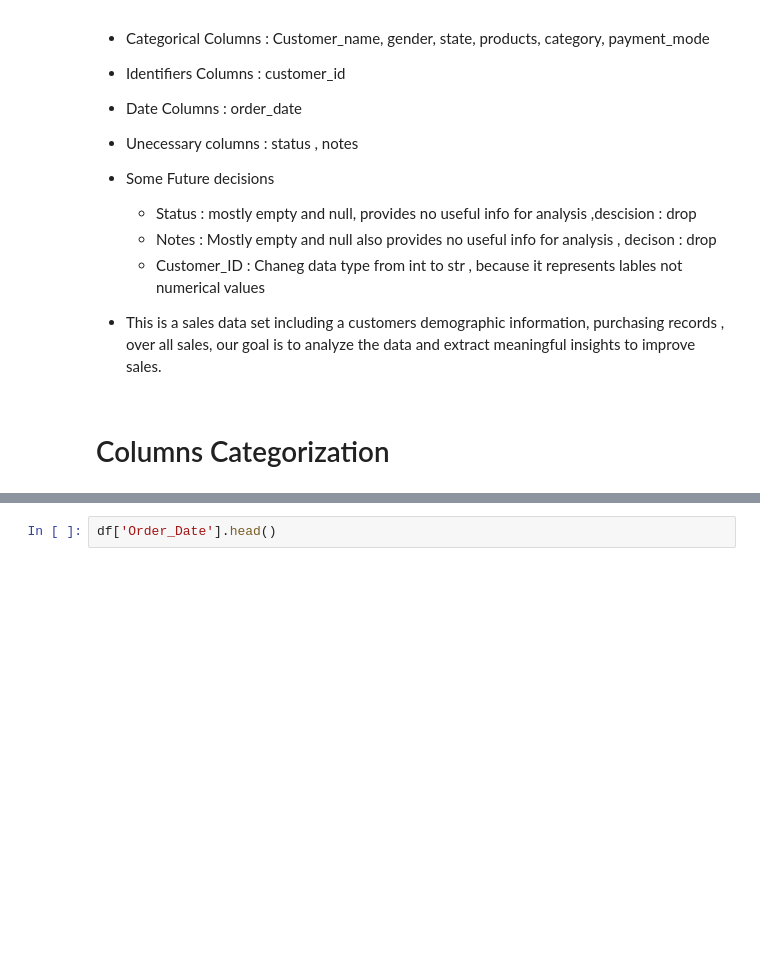
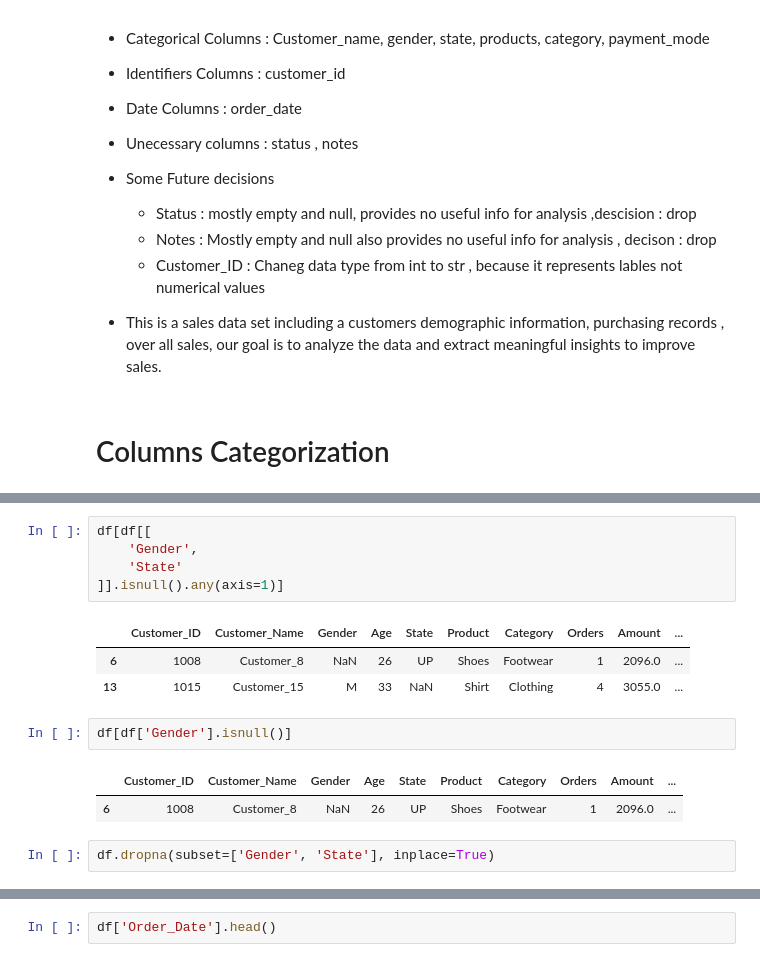
Before and after one commit to aksa106/Data-Analysis-with-Python, a Jupyter notebook: Data_Cleaning_Practice/Data_Cleaning.ipynb, the cells around one changed output, grey strips where cells are left out. Cells and saved outputs as stored; diff of their text form; blank space fills up the shorter version.

```diff
--- a/Data_Cleaning_Practice/Data_Cleaning.ipynb
+++ b/Data_Cleaning_Practice/Data_Cleaning.ipynb
@@ -183,0 +200,16 @@ df[['Orders','Amount','Age']].head()
+# %%
+df[df[[
+    'Gender',
+    'State'
+]].isnull().any(axis=1)]
+# %% [output]
+|  | Customer_ID | Customer_Name | Gender | Age | State | Product | Category | Orders | Amount | ... |
+| 6 | 1008 | Customer_8 | NaN | 26 | UP | Shoes | Footwear | 1 | 2096.0 | ... |
+| 13 | 1015 | Customer_15 | M | 33 | NaN | Shirt | Clothing | 4 | 3055.0 | ... |
+# %%
+df[df['Gender'].isnull()]
+# %% [output]
+|  | Customer_ID | Customer_Name | Gender | Age | State | Product | Category | Orders | Amount | ... |
+| 6 | 1008 | Customer_8 | NaN | 26 | UP | Shoes | Footwear | 1 | 2096.0 | ... |
+# %%
+df.dropna(subset=['Gender', 'State'], inplace=True)
```
Also changed, not shown: parts of 35 cells of this notebook.
